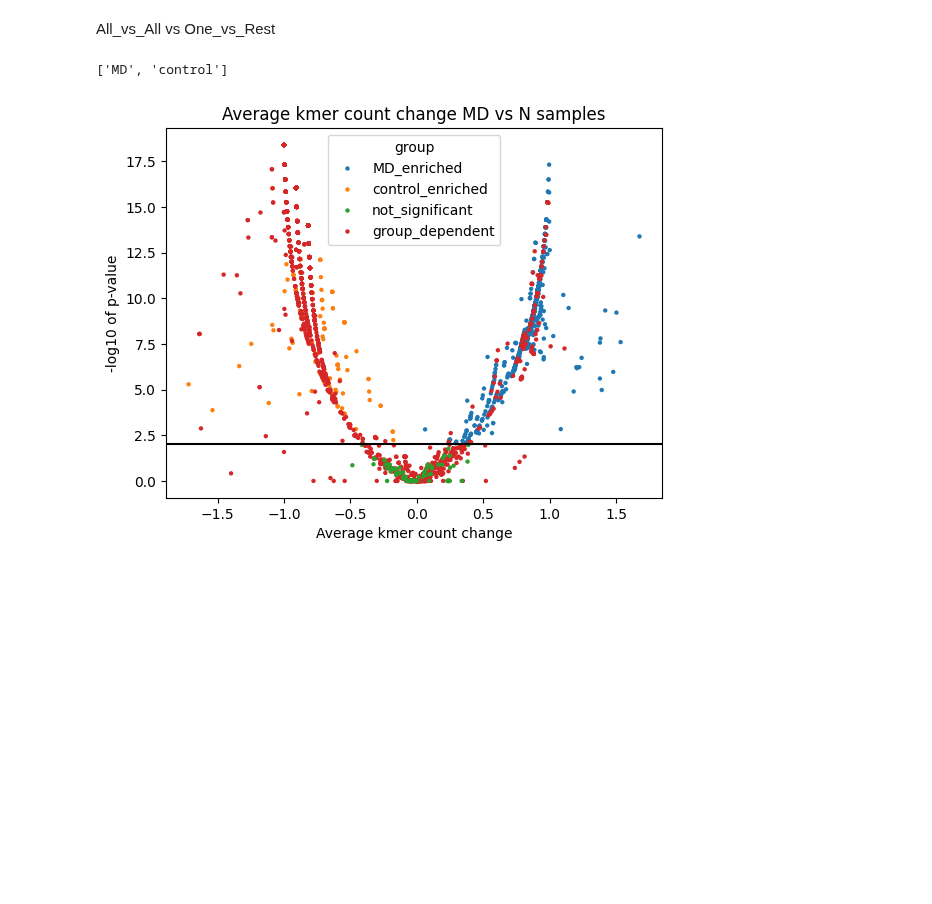
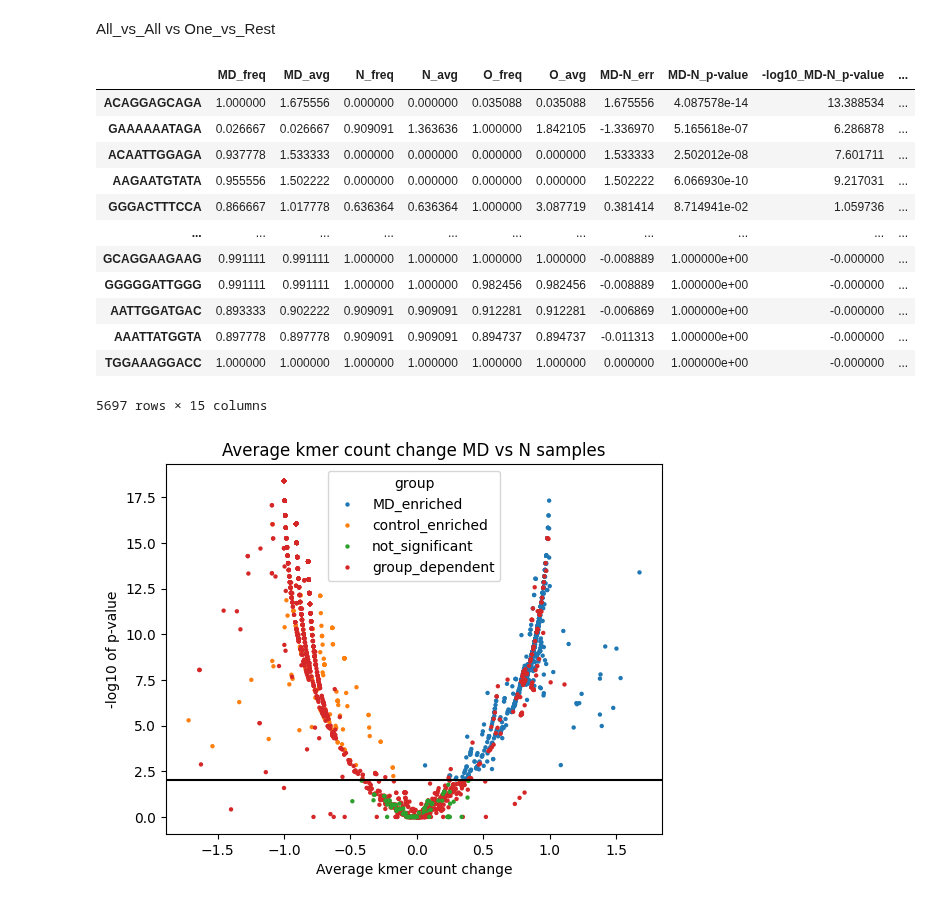
Before and after one commit to wis-janusz/PORT-EK2, a Jupyter notebook: notebooks/test_analysis.ipynb, the cells around one changed output. Drawn from its saved outputs; the diff is of its cells as text; code cells hidden in the pictures; blank space fills up the shorter version.

```diff
--- a/notebooks/test_analysis.ipynb
+++ b/notebooks/test_analysis.ipynb
@@ -190,35 +190,47 @@ else:
         err_name = f"{GROUP_OF_INTEREST}-{CONTROL_GROUPS[j]}_err"
         p_name = f"{GROUP_OF_INTEREST}-{CONTROL_GROUPS[j]}_p-value"
         ERR_COLS.append(err_name)
         P_COLS.append(p_name)
         common_kmer_matrix[err_name] = (
             common_kmer_matrix[f"{GROUP_OF_INTEREST}_avg"]
             - common_kmer_matrix[f"{CONTROL_GROUPS[j]}_avg"]
         )
         common_kmer_matrix[p_name] = common_kmer_matrix["seq"].apply(
             portek.calc_kmer_pvalue,
             args=(
                 group_sample_idx[GROUP_OF_INTEREST],
                 group_sample_idx[CONTROL_GROUPS[j]],
                 common_kmer_matrix,
             ),
         )
         common_kmer_matrix[f"-log10_{p_name}"] = -np.log10(common_kmer_matrix[p_name])
     common_kmer_matrix["RMSE"] = np.sqrt(((common_kmer_matrix[ERR_COLS]) ** 2).mean(axis=1))
     common_kmer_matrix = common_kmer_matrix.sort_values("RMSE", ascending=False)
     common_kmer_matrix = common_kmer_matrix.drop("seq", axis=1)
     common_kmer_matrix["group"] = common_kmer_matrix.apply(
         portek.assign_kmer_group_ovr, goi = GROUP_OF_INTEREST, p_cols = P_COLS, err_cols = ERR_COLS,axis=1
     )
     common_kmer_matrix["exclusivity"] = common_kmer_matrix.apply(
         portek.check_exclusivity, avg_cols = AVG_COLS, axis=1
     )
     common_kmer_stat_matrix = common_kmer_matrix.drop(sample_list, axis=1)
 
 enriched_groups = [name.split("_")[0] for name in common_kmer_stat_matrix["group"].value_counts().index if "enriched" in name]
-enriched_groups
+common_kmer_stat_matrix
 # %% [output]
+|  | MD_freq | MD_avg | N_freq | N_avg | O_freq | O_avg | MD-N_err | MD-N_p-value | -log10_MD-N_p-value | ... |
+| ACAGGAGCAGA | 1.000000 | 1.675556 | 0.000000 | 0.000000 | 0.035088 | 0.035088 | 1.675556 | 4.087578e-14 | 13.388534 | ... |
+| GAAAAAATAGA | 0.026667 | 0.026667 | 0.909091 | 1.363636 | 1.000000 | 1.842105 | -1.336970 | 5.165618e-07 | 6.286878 | ... |
+| ACAATTGGAGA | 0.937778 | 1.533333 | 0.000000 | 0.000000 | 0.000000 | 0.000000 | 1.533333 | 2.502012e-08 | 7.601711 | ... |
+| AAGAATGTATA | 0.955556 | 1.502222 | 0.000000 | 0.000000 | 0.000000 | 0.000000 | 1.502222 | 6.066930e-10 | 9.217031 | ... |
+| GGGACTTTCCA | 0.866667 | 1.017778 | 0.636364 | 0.636364 | 1.000000 | 3.087719 | 0.381414 | 8.714941e-02 | 1.059736 | ... |
+| ... | ... | ... | ... | ... | ... | ... | ... | ... | ... | ... |
+| GCAGGAAGAAG | 0.991111 | 0.991111 | 1.000000 | 1.000000 | 1.000000 | 1.000000 | -0.008889 | 1.000000e+00 | -0.000000 | ... |
+| GGGGGATTGGG | 0.991111 | 0.991111 | 1.000000 | 1.000000 | 0.982456 | 0.982456 | -0.008889 | 1.000000e+00 | -0.000000 | ... |
+| AATTGGATGAC | 0.893333 | 0.902222 | 0.909091 | 0.909091 | 0.912281 | 0.912281 | -0.006869 | 1.000000e+00 | -0.000000 | ... |
+| AAATTATGGTA | 0.897778 | 0.897778 | 0.909091 | 0.909091 | 0.894737 | 0.894737 | -0.011313 | 1.000000e+00 | -0.000000 | ... |
+| TGGAAAGGACC | 1.000000 | 1.000000 | 1.000000 | 1.000000 | 1.000000 | 1.000000 | 0.000000 | 1.000000e+00 | -0.000000 | ... |
-['MD', 'control']
+5697 rows × 15 columns
 # %%
 def plot_volcano(matrix: pd.DataFrame, group1:str, group2:str, save:bool = False) -> None:
     fig, ax = plt.subplots()
```
Also changed, not shown: parts of 8 cells of this notebook.
